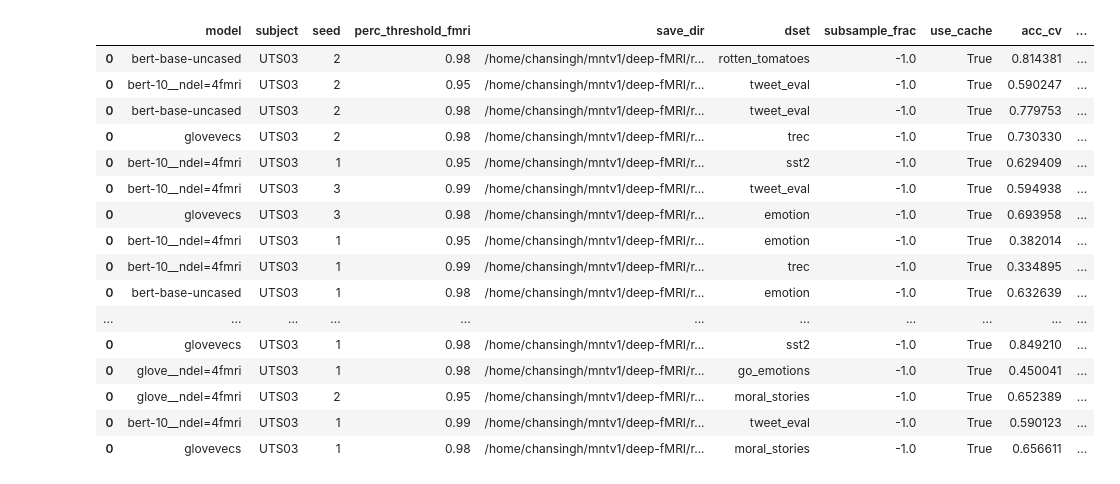
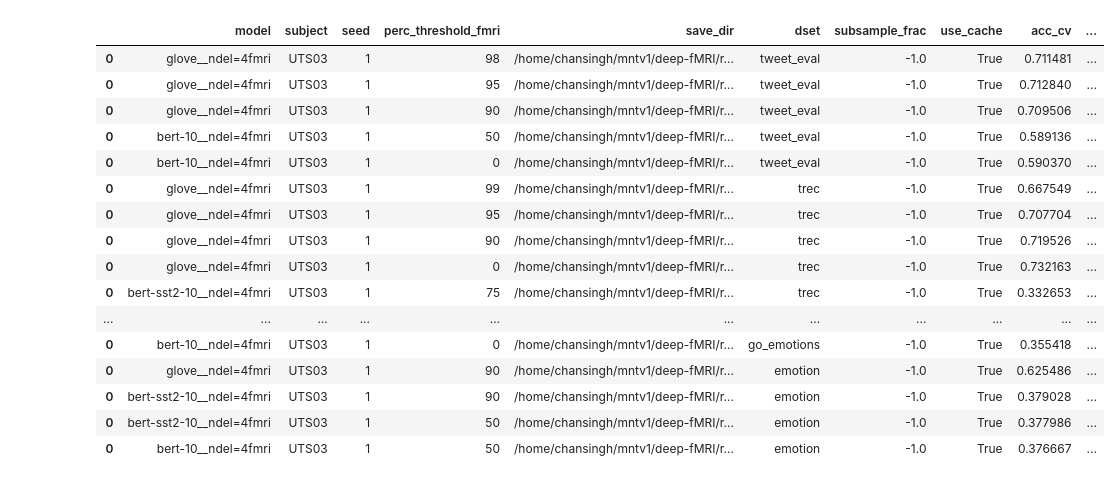
Before and after one commit to csinva/interpretable-embeddings, a Jupyter notebook: notebooks/02_decoding.ipynb, the cells around one changed output. Saved outputs shown, nothing was run; the diff lists cells and outputs as text; code cells hidden in the pictures.

```diff
--- a/notebooks/02_decoding.ipynb
+++ b/notebooks/02_decoding.ipynb
@@ -13,38 +13,38 @@ import seaborn as sns
 from tqdm import tqdm
 # %%
 # note: current best results are in oct17
-save_dir = '/home/chansingh/mntv1/deep-fMRI/results/linear_models/oct23'
+save_dir = '/home/chansingh/mntv1/deep-fMRI/results/linear_models/oct25'
 # save_dir = '/home/chansingh/mntv1/deep-fMRI/results/linear_models/subsamp_oct17'
 dfs = []
 fnames = [
     fname for fname in os.listdir(save_dir)[::-1]
     if not fname.startswith('coef')
 ]
 for fname in tqdm(fnames):
     df = pd.read_pickle(join(save_dir, fname))
     # print(fname)
     # display(df)
     dfs.append(df.reset_index())
 d = pd.concat(dfs)
 # d = d.drop(columns='coef_')
 # .round(2)
 # d.set_index(['feats', 'dset'], inplace=True)
 d
 # %% [output]
 |  | model | subject | seed | perc_threshold_fmri | save_dir | dset | subsample_frac | use_cache | acc_cv | ... |
-| 0 | bert-base-uncased | UTS03 | 2 | 0.98 | /home/chansingh/mntv1/deep-fMRI/r... | rotten_tomatoes | -1.0 | True | 0.814381 | ... |
-| 0 | bert-10__ndel=4fmri | UTS03 | 2 | 0.95 | /home/chansingh/mntv1/deep-fMRI/r... | tweet_eval | -1.0 | True | 0.590247 | ... |
-| 0 | bert-base-uncased | UTS03 | 2 | 0.98 | /home/chansingh/mntv1/deep-fMRI/r... | tweet_eval | -1.0 | True | 0.779753 | ... |
-| 0 | glovevecs | UTS03 | 2 | 0.98 | /home/chansingh/mntv1/deep-fMRI/r... | trec | -1.0 | True | 0.730330 | ... |
-| 0 | bert-10__ndel=4fmri | UTS03 | 1 | 0.95 | /home/chansingh/mntv1/deep-fMRI/r... | sst2 | -1.0 | True | 0.629409 | ... |
-| 0 | bert-10__ndel=4fmri | UTS03 | 3 | 0.99 | /home/chansingh/mntv1/deep-fMRI/r... | tweet_eval | -1.0 | True | 0.594938 | ... |
-| 0 | glovevecs | UTS03 | 3 | 0.98 | /home/chansingh/mntv1/deep-fMRI/r... | emotion | -1.0 | True | 0.693958 | ... |
-| 0 | bert-10__ndel=4fmri | UTS03 | 1 | 0.95 | /home/chansingh/mntv1/deep-fMRI/r... | emotion | -1.0 | True | 0.382014 | ... |
-| 0 | bert-10__ndel=4fmri | UTS03 | 1 | 0.99 | /home/chansingh/mntv1/deep-fMRI/r... | trec | -1.0 | True | 0.334895 | ... |
-| 0 | bert-base-uncased | UTS03 | 1 | 0.98 | /home/chansingh/mntv1/deep-fMRI/r... | emotion | -1.0 | True | 0.632639 | ... |
+| 0 | glove__ndel=4fmri | UTS03 | 1 | 98 | /home/chansingh/mntv1/deep-fMRI/r... | tweet_eval | -1.0 | True | 0.711481 | ... |
+| 0 | glove__ndel=4fmri | UTS03 | 1 | 95 | /home/chansingh/mntv1/deep-fMRI/r... | tweet_eval | -1.0 | True | 0.712840 | ... |
+| 0 | glove__ndel=4fmri | UTS03 | 1 | 90 | /home/chansingh/mntv1/deep-fMRI/r... | tweet_eval | -1.0 | True | 0.709506 | ... |
+| 0 | bert-10__ndel=4fmri | UTS03 | 1 | 50 | /home/chansingh/mntv1/deep-fMRI/r... | tweet_eval | -1.0 | True | 0.589136 | ... |
+| 0 | bert-10__ndel=4fmri | UTS03 | 1 | 0 | /home/chansingh/mntv1/deep-fMRI/r... | tweet_eval | -1.0 | True | 0.590370 | ... |
+| 0 | glove__ndel=4fmri | UTS03 | 1 | 99 | /home/chansingh/mntv1/deep-fMRI/r... | trec | -1.0 | True | 0.667549 | ... |
+| 0 | glove__ndel=4fmri | UTS03 | 1 | 95 | /home/chansingh/mntv1/deep-fMRI/r... | trec | -1.0 | True | 0.707704 | ... |
+| 0 | glove__ndel=4fmri | UTS03 | 1 | 90 | /home/chansingh/mntv1/deep-fMRI/r... | trec | -1.0 | True | 0.719526 | ... |
+| 0 | glove__ndel=4fmri | UTS03 | 1 | 0 | /home/chansingh/mntv1/deep-fMRI/r... | trec | -1.0 | True | 0.732163 | ... |
+| 0 | bert-sst2-10__ndel=4fmri | UTS03 | 1 | 75 | /home/chansingh/mntv1/deep-fMRI/r... | trec | -1.0 | True | 0.332653 | ... |
 | ... | ... | ... | ... | ... | ... | ... | ... | ... | ... | ... |
-| 0 | glovevecs | UTS03 | 1 | 0.98 | /home/chansingh/mntv1/deep-fMRI/r... | sst2 | -1.0 | True | 0.849210 | ... |
-| 0 | glove__ndel=4fmri | UTS03 | 1 | 0.98 | /home/chansingh/mntv1/deep-fMRI/r... | go_emotions | -1.0 | True | 0.450041 | ... |
-| 0 | glove__ndel=4fmri | UTS03 | 2 | 0.95 | /home/chansingh/mntv1/deep-fMRI/r... | moral_stories | -1.0 | True | 0.652389 | ... |
-| 0 | bert-10__ndel=4fmri | UTS03 | 1 | 0.99 | /home/chansingh/mntv1/deep-fMRI/r... | tweet_eval | -1.0 | True | 0.590123 | ... |
-| 0 | glovevecs | UTS03 | 1 | 0.98 | /home/chansingh/mntv1/deep-fMRI/r... | moral_stories | -1.0 | True | 0.656611 | ... |
+| 0 | bert-10__ndel=4fmri | UTS03 | 1 | 0 | /home/chansingh/mntv1/deep-fMRI/r... | go_emotions | -1.0 | True | 0.355418 | ... |
+| 0 | glove__ndel=4fmri | UTS03 | 1 | 90 | /home/chansingh/mntv1/deep-fMRI/r... | emotion | -1.0 | True | 0.625486 | ... |
+| 0 | bert-sst2-10__ndel=4fmri | UTS03 | 1 | 90 | /home/chansingh/mntv1/deep-fMRI/r... | emotion | -1.0 | True | 0.379028 | ... |
+| 0 | bert-sst2-10__ndel=4fmri | UTS03 | 1 | 50 | /home/chansingh/mntv1/deep-fMRI/r... | emotion | -1.0 | True | 0.377986 | ... |
+| 0 | bert-10__ndel=4fmri | UTS03 | 1 | 50 | /home/chansingh/mntv1/deep-fMRI/r... | emotion | -1.0 | True | 0.376667 | ... |
```
Also changed, not shown: parts of 3 cells of this notebook, 3 other files.
